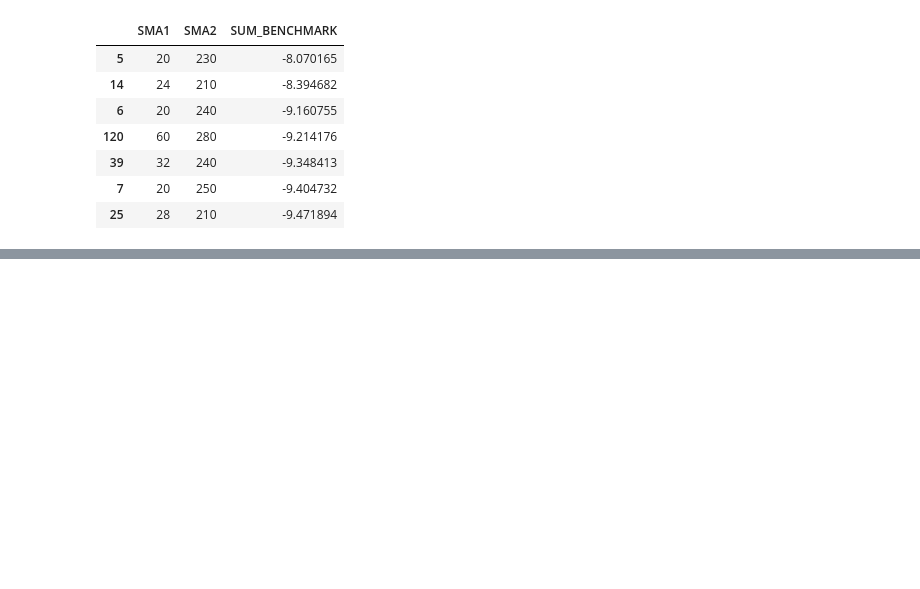
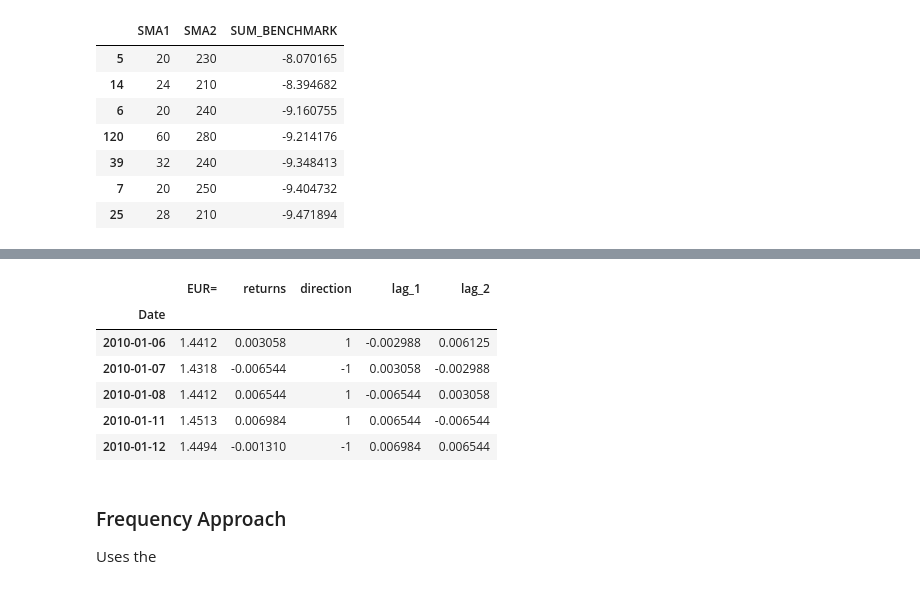
Before and after one commit to JoesUsername98/Quant_Portfolio, a Jupyter notebook: Backtesting.ipynb, the cells around one changed output, grey strips where cells are left out. Drawn from its saved outputs; the diff is of its cells as text; code cells hidden in the pictures; blank space fills up the shorter version.

```diff
--- a/Backtesting.ipynb
+++ b/Backtesting.ipynb
@@ -224,0 +310,10 @@ results.sort_values('SUM_BENCHMARK', ascending=False).head(7)
+# %%
+raw = pd.read_csv('http://hilpisch.com/tr_eikon_eod_data.csv',
+                  index_col=0, parse_dates=True)
+symbol = 'EUR='
+
+data = pd.DataFrame(raw[symbol])
+
+data['returns'] = np.log(data/ data.shift(1))
+
+data.dropna(inplace=True)
@@ -224,0 +322,4 @@ results.sort_values('SUM_BENCHMARK', ascending=False).head(7)
+# %%
+data['direction'] = np.sign(data['returns']).astype(int)
+
+data.head()
@@ -224,0 +364,15 @@ results.sort_values('SUM_BENCHMARK', ascending=False).head(7)
+# %%
+data.dropna(inplace=True)
+data.head()
+# %% [output]
+|  | EUR= | returns | direction | lag_1 | lag_2 |
+| Date |  |  |  |  |  |
+| 2010-01-06 | 1.4412 | 0.003058 | 1 | -0.002988 | 0.006125 |
+| 2010-01-07 | 1.4318 | -0.006544 | -1 | 0.003058 | -0.002988 |
+| 2010-01-08 | 1.4412 | 0.006544 | 1 | -0.006544 | 0.003058 |
+| 2010-01-11 | 1.4513 | 0.006984 | 1 | 0.006544 | -0.006544 |
+| 2010-01-12 | 1.4494 | -0.001310 | -1 | 0.006984 | 0.006544 |
+# %% [markdown]
+### Frequency Approach
+
+Uses the
```
Also changed, not shown: parts of 54 cells of this notebook.
